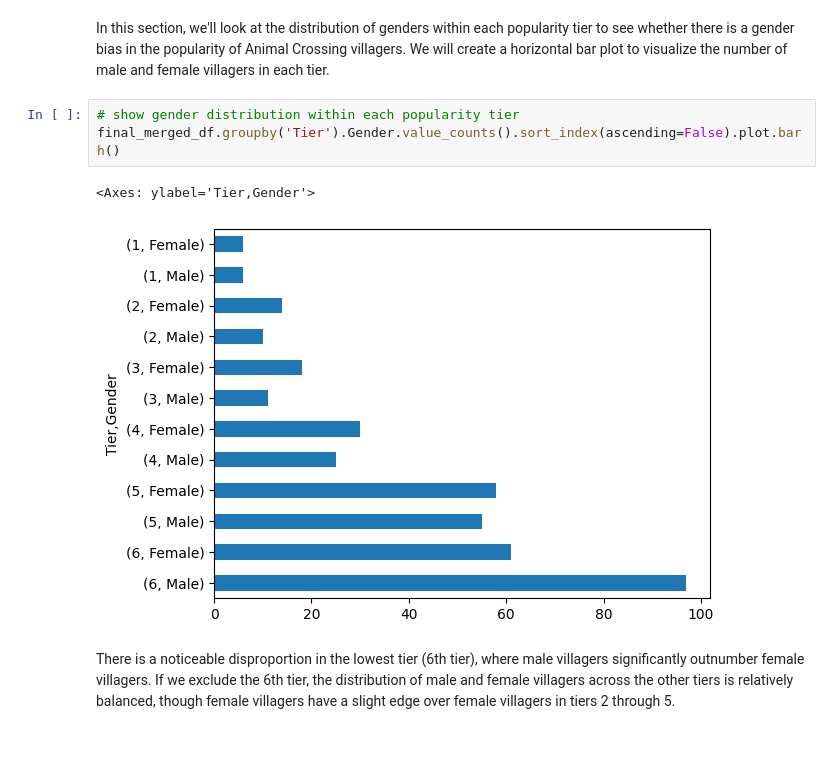
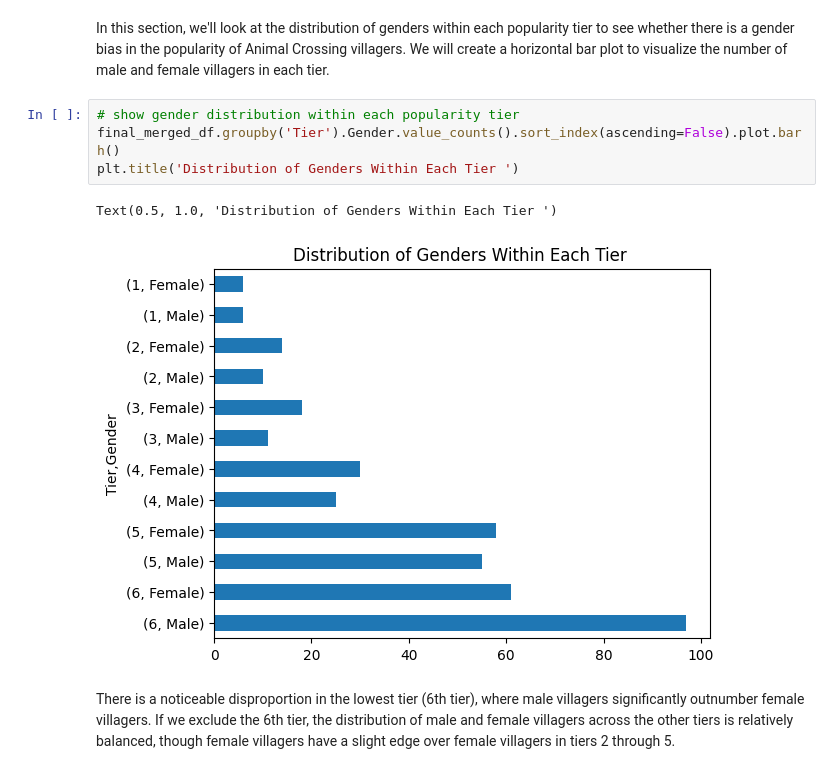
Before and after one commit to slee502/AnimalCrossing_Villager_Popularity, a Jupyter notebook: Villager_Popularity_Analysis.ipynb, the cells around one changed output. Drawn from its saved outputs; the diff is of its cells as text; blank space fills up the shorter version.

Commit message:
added clean data folder and missing titles for graphs

```diff
--- a/Villager_Popularity_Analysis.ipynb
+++ b/Villager_Popularity_Analysis.ipynb
@@ -1072,9 +1072,10 @@ In this section, we'll look at the distribution of genders within each popularit
 # %%
 # show gender distribution within each popularity tier
 final_merged_df.groupby('Tier').Gender.value_counts().sort_index(ascending=False).plot.barh()
+plt.title('Distribution of Genders Within Each Tier ')
 # %% [output]
-<Axes: ylabel='Tier,Gender'>
+Text(0.5, 1.0, 'Distribution of Genders Within Each Tier ')
-[figure, old version]
+[figure, new version]
 # %% [markdown]
 There is a noticeable disproportion in the lowest tier (6th tier), where male villagers significantly outnumber female villagers. If we exclude the 6th tier, the distribution of male and female villagers across the other tiers is relatively balanced, though female villagers have a slight edge over female villagers in tiers 2 through 5.
 # %% [markdown]
```
Also changed, not shown: parts of 2 cells of this notebook, 1 other file.
